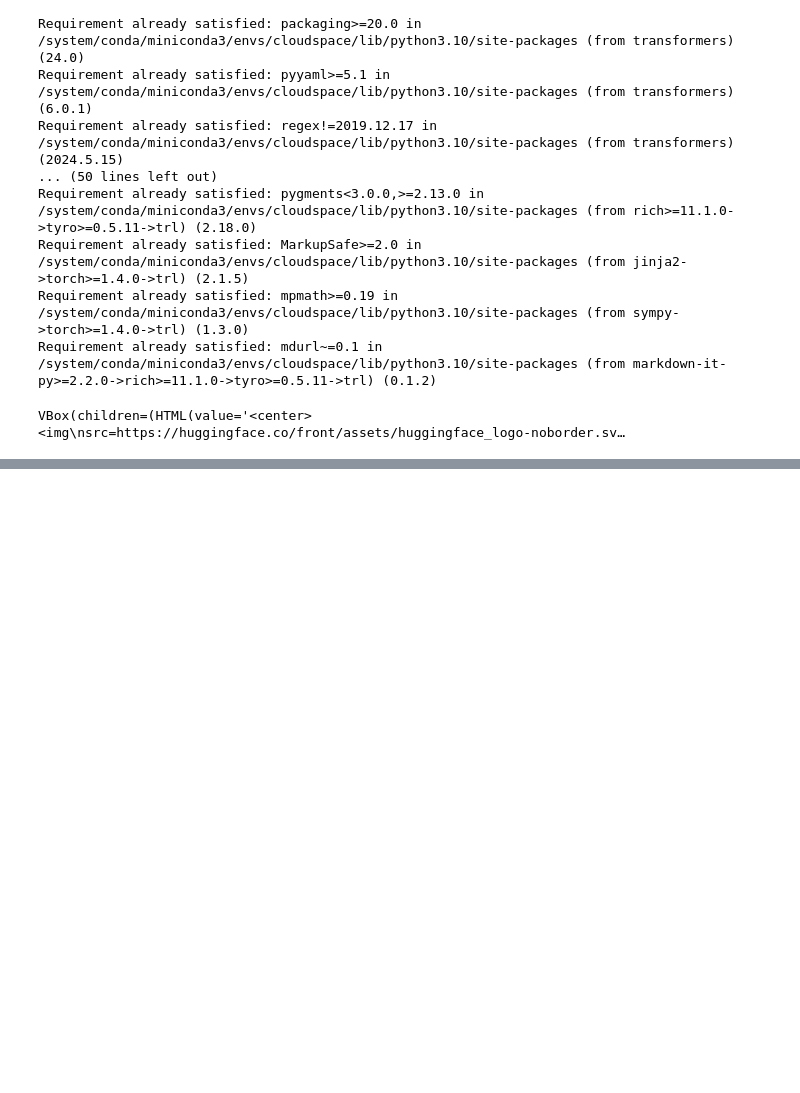
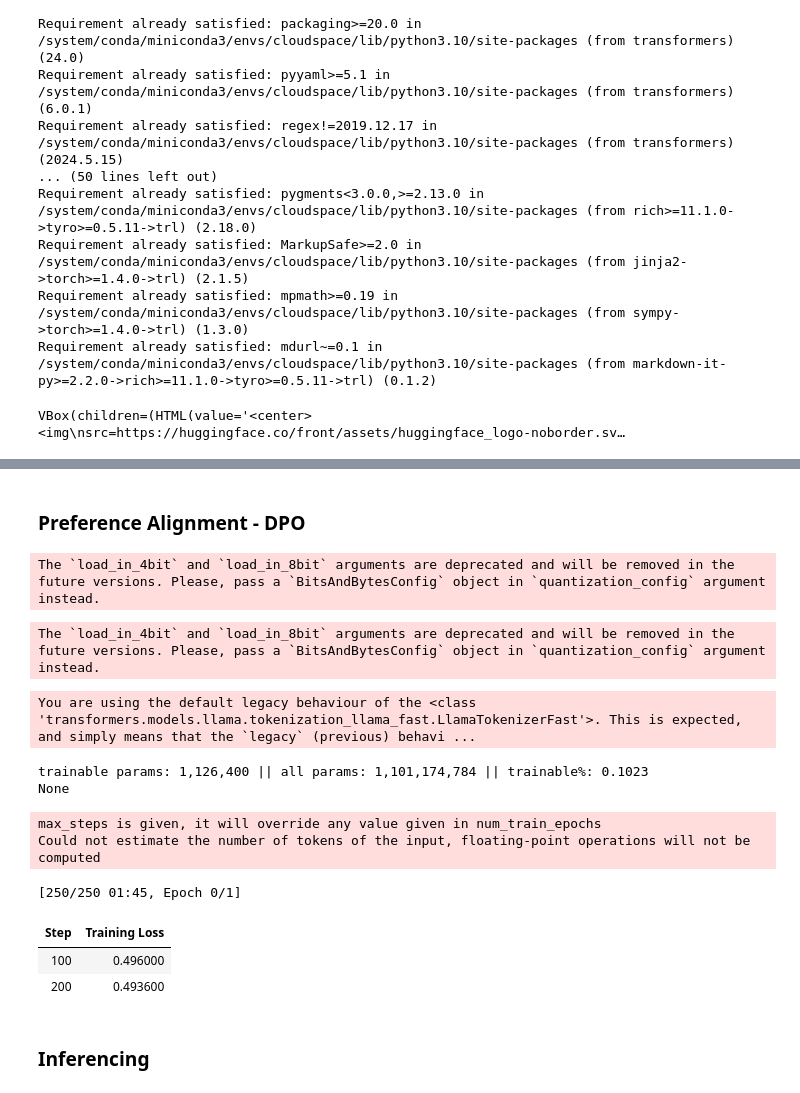
Before and after one commit to shrchrds/DPO-Fine-Tuning-TinyLlama, a Jupyter notebook: dpo_fine_tuning.ipynb, the cells around one changed output, grey strips where cells are left out. Saved outputs shown, nothing was run; the diff lists cells and outputs as text; code cells hidden in the pictures; blank space fills up the shorter version.

```diff
--- a/dpo_fine_tuning.ipynb
+++ b/dpo_fine_tuning.ipynb
@@ -180,0 +181,2 @@ max_steps is given, it will override any value given in num_train_epochs
+# %% [markdown]
+### Preference Alignment - DPO
@@ -180,0 +328,27 @@ max_steps is given, it will override any value given in num_train_epochs
+# %%
+def create_data():
+    df = load_dataset("Anthropic/hh-rlhf", split="train").to_pandas()
+    df["prompt"] = df["chosen"].apply(lambda x: x.split("Assistant: ")[0])
+    df["chosen"] = df["chosen"].apply(lambda x: "Assistant: "+ x.split("Assistant: ")[-1])
+    df["rejected"] = df["rejected"].apply(lambda x: "Assistant: " + x.split("Assistant: ")[-1])
+    df = df.sample(1000)
+    data = Dataset.from_pandas(df)
+    return data
+data = create_data()
+# %%
+train_dpo = TrainDPO(data, dpo_config)
+train_dpo.train_and_save_model()
+# %% [output]
+The `load_in_4bit` and `load_in_8bit` arguments are deprecated and will be removed in the future versions. Please, pass a `BitsAndBytesConfig` object in `quantization_config` argument instead.
+The `load_in_4bit` and `load_in_8bit` arguments are deprecated and will be removed in the future versions. Please, pass a `BitsAndBytesConfig` object in `quantization_config` argument instead.
+You are using the default legacy behaviour of the <class 'transformers.models.llama.tokenization_llama_fast.LlamaTokenizerFast'>. This is expected, and simply means that the `legacy` (previous) behavi ...
+trainable params: 1,126,400 || all params: 1,101,174,784 || trainable%: 0.1023
+None
+max_steps is given, it will override any value given in num_train_epochs
+Could not estimate the number of tokens of the input, floating-point operations will not be computed
+[250/250 01:45, Epoch 0/1]
+| Step | Training Loss |
+| 100 | 0.496000 |
+| 200 | 0.493600 |
+# %% [markdown]
+### Inferencing
```
Also changed, not shown: parts of 15 cells of this notebook.
